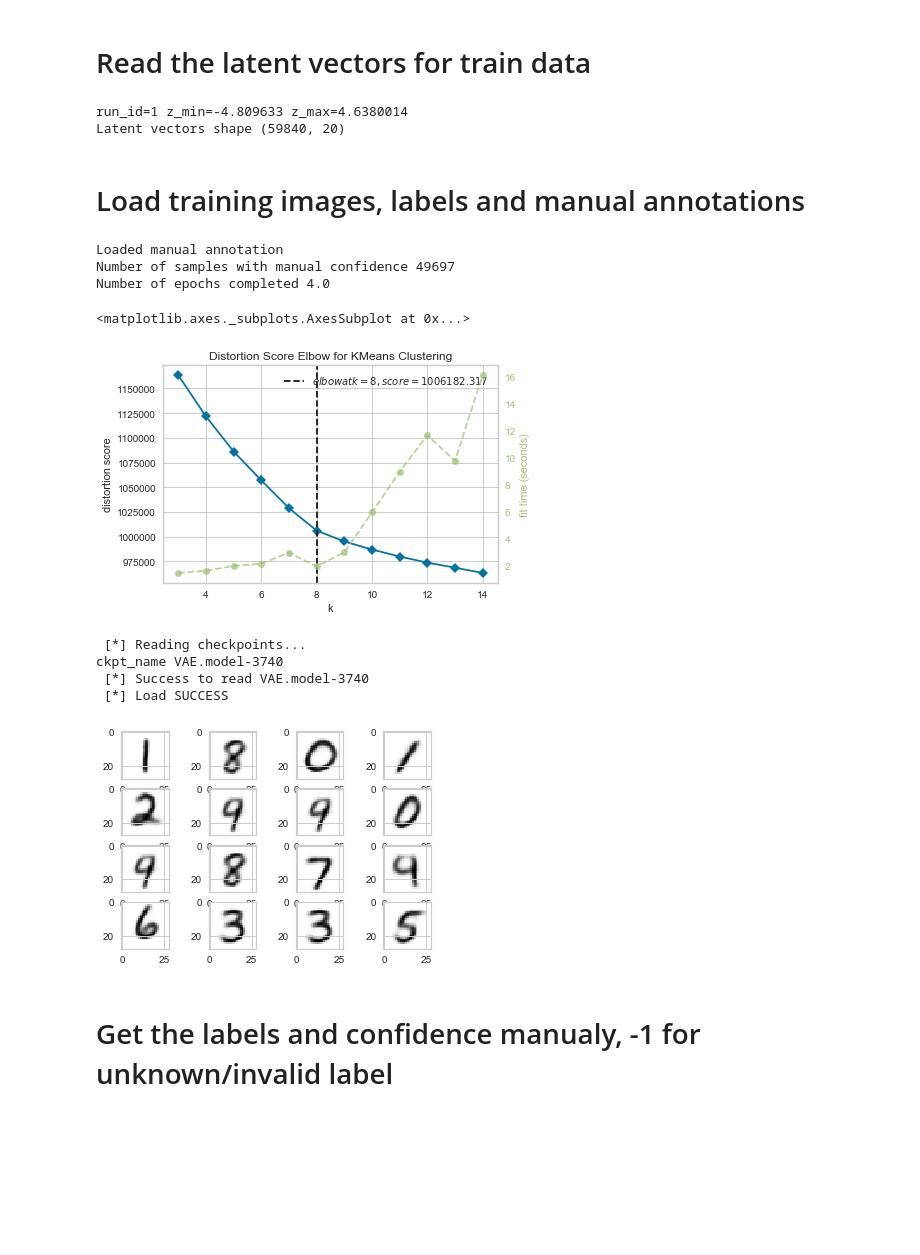
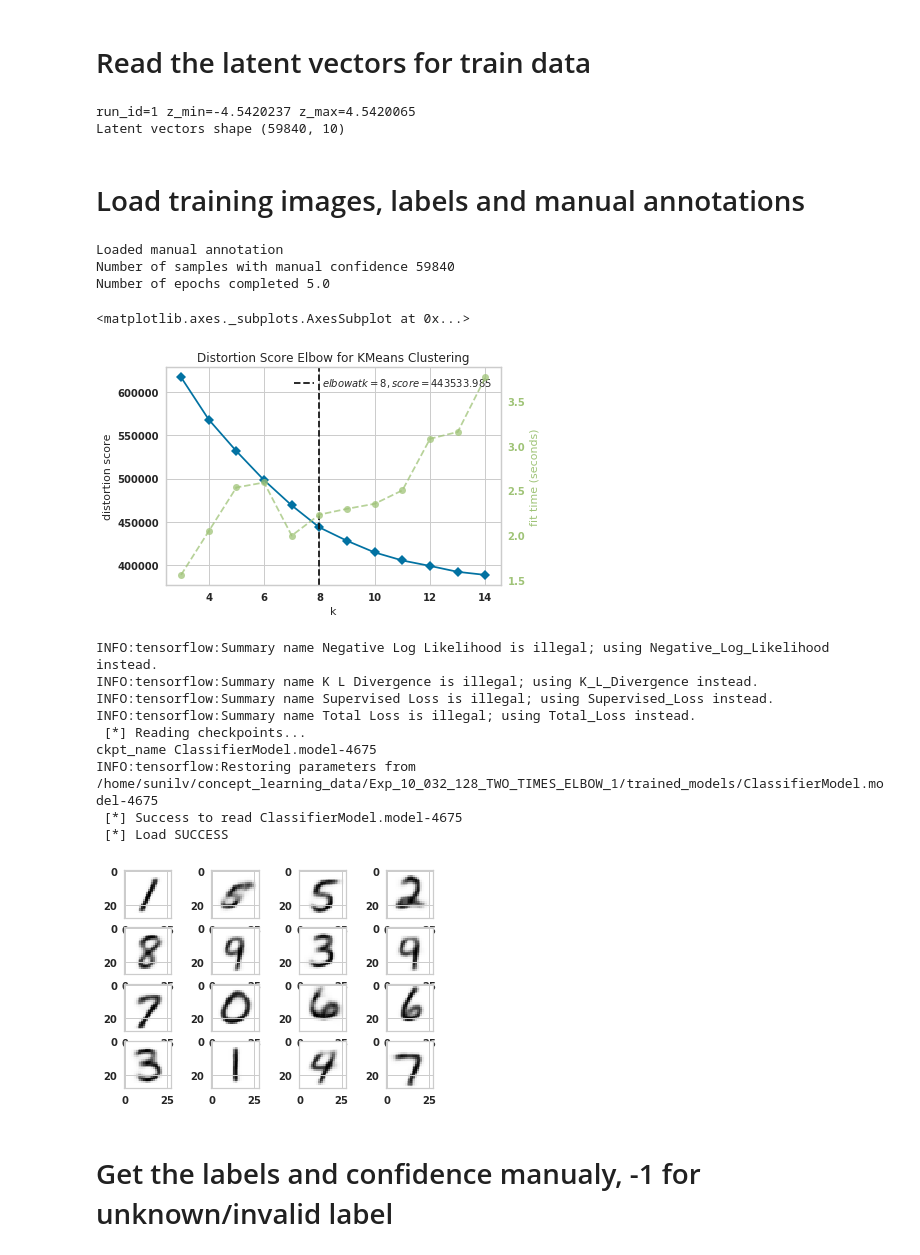
Before and after one commit to sunilvengalil/concept_learning, a Jupyter notebook: notebooks/label_cluster_center_v3.ipynb, the cells around one changed output. Drawn from its saved outputs; the diff is of its cells as text; code cells hidden in the pictures; blank space fills up the shorter version.

```diff
--- a/notebooks/label_cluster_center_v3.ipynb
+++ b/notebooks/label_cluster_center_v3.ipynb
@@ -48,13 +48,13 @@ from PIL import Image
 #                               confidence_decay_factor=5,
 #                               num_cluster_config=ExperimentConfig.NUM_CLUSTERS_CONFIG_TWO_TIMES_ELBOW)
 
-N_3 = 64
+N_3 = 32
 N_2 = 128
 N_1 = 64
-Z_DIM = 20
+Z_DIM = 10
 run_id = 1
 
-ROOT_PATH = "/Users/sunilkumar/concept_learning_old/image_classification_supervised/"
+ROOT_PATH = "/home/sunilv/concept_learning_data/"
 exp_config = ExperimentConfig(ROOT_PATH,
                               4,
                               Z_DIM,
@@ -128,8 +116,8 @@ latent_vectors = df[z_col_names].values
 print("run_id={} z_min={} z_max={}".format(run_id, z_min, z_max))
 print("Latent vectors shape",latent_vectors.shape)
 # %% [output]
-run_id=1 z_min=-4.809633 z_max=4.6380014
-Latent vectors shape (59840, 20)
+run_id=1 z_min=-4.5420237 z_max=4.5420065
+Latent vectors shape (59840, 10)
 # %% [markdown]
 # Load training images,  labels and manual annotations
 # %%
@@ -145,8 +133,8 @@ epochs_completed = num_steps_completed // num_batches
 print("Number of epochs completed {}".format(epochs_completed))
 # %% [output]
 Loaded manual annotation
-Number of samples with manual confidence 49697
-Number of epochs completed 4.0
+Number of samples with manual confidence 59840
+Number of epochs completed 5.0
 # %%
 kmeans_model = KMeans()
 visualizer = KElbowVisualizer(kmeans_model, k=(3, 15))
@@ -155,7 +143,7 @@ visualizer.fit(latent_vectors)
 visualizer.show(exp_config.ANALYSIS_PATH + "elbow_curve_after_{}_epochs.jpg".format(epochs_completed))
 # %% [output]
 <matplotlib.axes._subplots.AxesSubplot at 0x...>
-[figure, old version]
+[figure, new version]
 # %%
 if exp_config.num_cluster_config == ExperimentConfig.NUM_CLUSTERS_CONFIG_ELBOW:
     num_clusters = visualizer.elbow_value_
@@ -164,32 +153,37 @@ else:
 # %%
 import json
 import cv2
 manual_annotation_file_json = os.path.join(exp_config.ANALYSIS_PATH,
                                            f"manual_annotation_epoch_{epochs_completed}.json")
 image_filename = exp_config.ANALYSIS_PATH + f"cluster_centers_epoch_{epochs_completed}.png"
 manual_annotation_json = None
 if not os.path.isfile(manual_annotation_file_json):
     #Cluster and decode the cluster center
     decoded_images, cluster_centers, cluster_labels = cluster_and_decode_latent_vectors(num_clusters,
                                                                                         latent_vectors,
                                                                                         exp_config)
-    display_cluster_center_images(decoded_images, image_filename, cluster_centers, exp_config, run_id)
+    display_cluster_center_images(decoded_images, image_filename, cluster_centers)
 else:
     #TODO fix the issues in image display
 #     plt.figure()
 #     plt.imshow(cv2.imread(image_filename))
     with open(manual_annotation_file_json, "r") as json_file:
         manual_annotation_json = json.load(json_file)
     cluster_labels = np.asarray(manual_annotation_json["cluster_labels"])
     cluster_centers = np.asarray(manual_annotation_json["cluster_centers"])
     img = Image.open(image_filename)
     img.show()
 # %% [output]
+INFO:tensorflow:Summary name Negative Log Likelihood is illegal; using Negative_Log_Likelihood instead.
+INFO:tensorflow:Summary name K L Divergence is illegal; using K_L_Divergence instead.
+INFO:tensorflow:Summary name Supervised Loss is illegal; using Supervised_Loss instead.
+INFO:tensorflow:Summary name Total Loss is illegal; using Total_Loss instead.
  [*] Reading checkpoints...
-ckpt_name VAE.model-3740
- [*] Success to read VAE.model-3740
+ckpt_name ClassifierModel.model-4675
+INFO:tensorflow:Restoring parameters from /home/sunilv/concept_learning_data/Exp_10_032_128_TWO_TIMES_ELBOW_1/trained_models/ClassifierModel.model-4675
+ [*] Success to read ClassifierModel.model-4675
  [*] Load SUCCESS
-[figure, old version]
+[figure, new version]
 # %% [markdown]
 # Get the labels and confidence manualy,  -1 for unknown/invalid label
 # %% [markdown]
```
Also changed, not shown: parts of 22 cells of this notebook, 7 other files.
